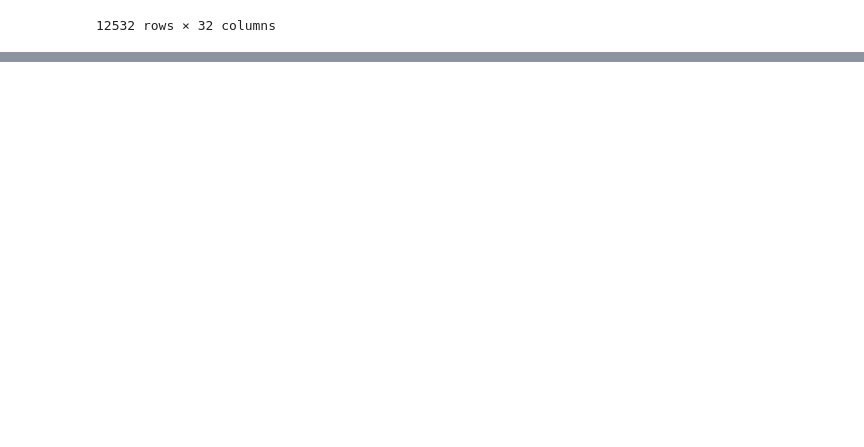
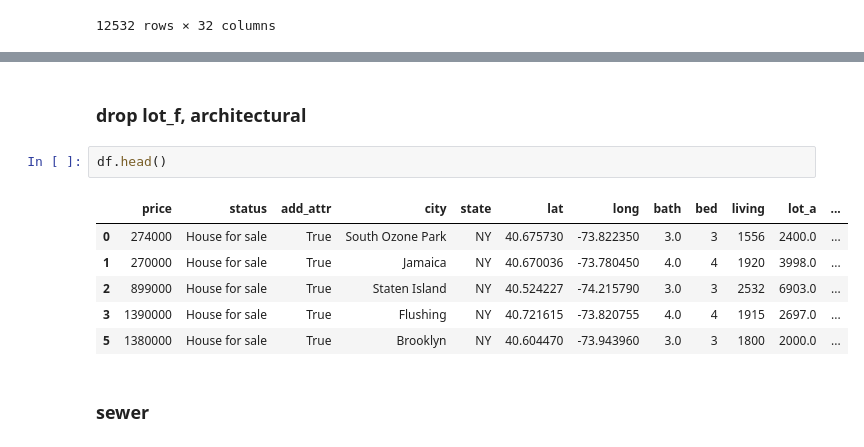
Before and after one commit to tuanlda78202/DSP, a Jupyter notebook: 20221/src/eda.ipynb, the cells around one changed output, grey strips where cells are left out. Drawn from its saved outputs; the diff is of its cells as text; blank space fills up the shorter version.

```diff
--- a/20221/src/eda.ipynb
+++ b/20221/src/eda.ipynb
@@ -315,0 +338,13 @@ cus_fireplace(df)
+# %% [markdown]
+### drop lot_f, architectural
+# %%
+df.head()
+# %% [output]
+|  | price | status | add_attr | city | state | lat | long | bath | bed | living | lot_a | ... |
+| 0 | 274000 | House for sale | True | South Ozone Park | NY | 40.675730 | -73.822350 | 3.0 | 3 | 1556 | 2400.0 | ... |
+| 1 | 270000 | House for sale | True | Jamaica | NY | 40.670036 | -73.780450 | 4.0 | 4 | 1920 | 3998.0 | ... |
+| 2 | 899000 | House for sale | True | Staten Island | NY | 40.524227 | -74.215790 | 3.0 | 3 | 2532 | 6903.0 | ... |
+| 3 | 1390000 | House for sale | True | Flushing | NY | 40.721615 | -73.820755 | 4.0 | 4 | 1915 | 2697.0 | ... |
+| 5 | 1380000 | House for sale | True | Brooklyn | NY | 40.604470 | -73.943960 | 3.0 | 3 | 1800 | 2000.0 | ... |
+# %% [markdown]
+### sewer
```
Also changed, not shown: parts of 14 cells of this notebook, 1 other file.
